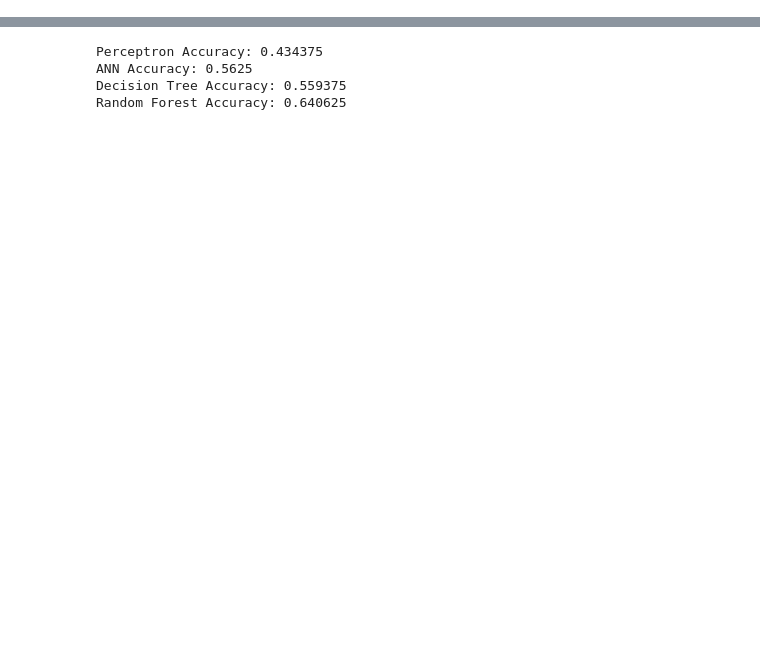
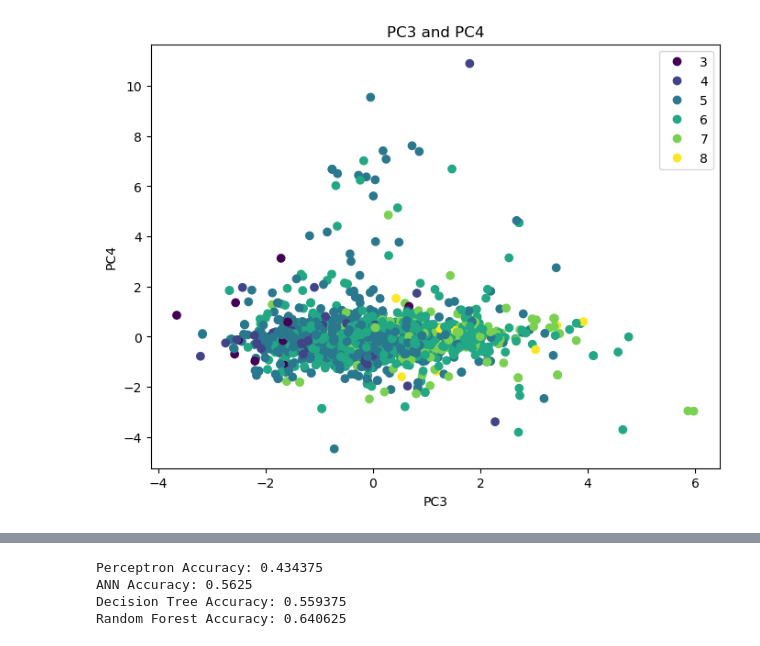
Before and after one commit to boyuyang329/Machine-Learning-Final-project, a Jupyter notebook: Machine Learning Final project .ipynb, the cells around one changed output, grey strips where cells are left out. Drawn from its saved outputs; the diff is of its cells as text; code cells hidden in the pictures; blank space fills up the shorter version.

```diff
--- a/Machine Learning Final project .ipynb
+++ b/Machine Learning Final project .ipynb
@@ -35,0 +122,14 @@ y = df.iloc[:, -1]
+# %%
+# Show first two principal components with scaler
+pca = PCA()
+pipe = Pipeline([('scaler', StandardScaler()), ('pca', pca)])
+plt.figure(figsize=(8,6))
+Xt = pipe.fit_transform(X)
+plot = plt.scatter(Xt[:,2], Xt[:,3], c=y)
+plt.legend(handles=plot.legend_elements()[0], labels=list(["3", "4", "5", "6", "7", "8"]))
+plt.xlabel("PC3")
+plt.ylabel("PC4")
+plt.title("PC3 and PC4")
+plt.show()
+# %% [output]
+[figure, added]
```
Also changed, not shown: parts of 30 cells of this notebook.
